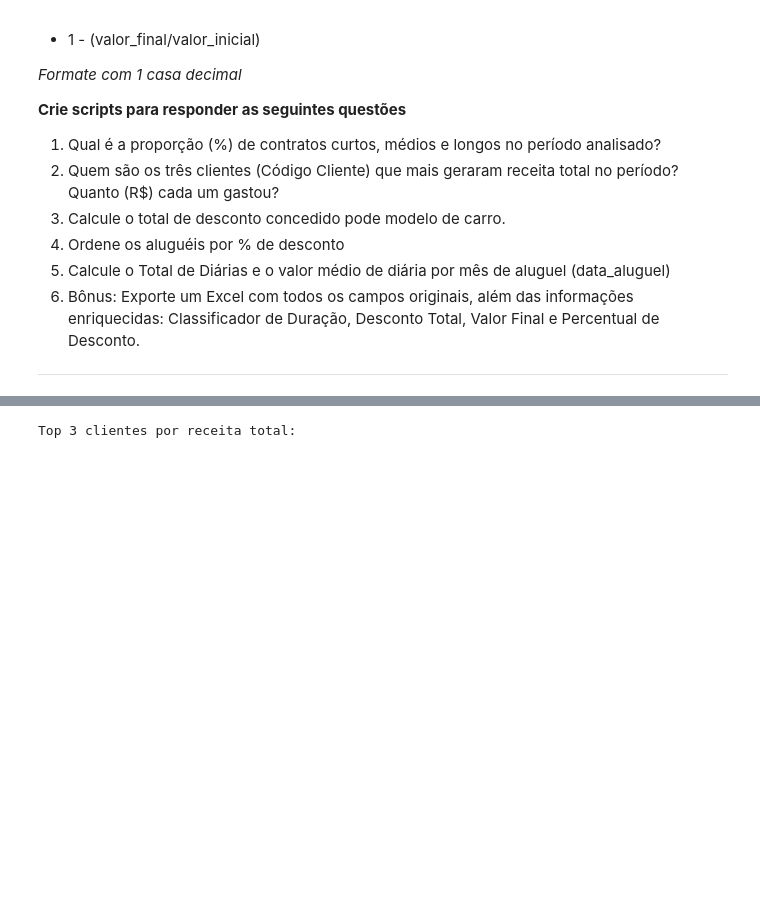
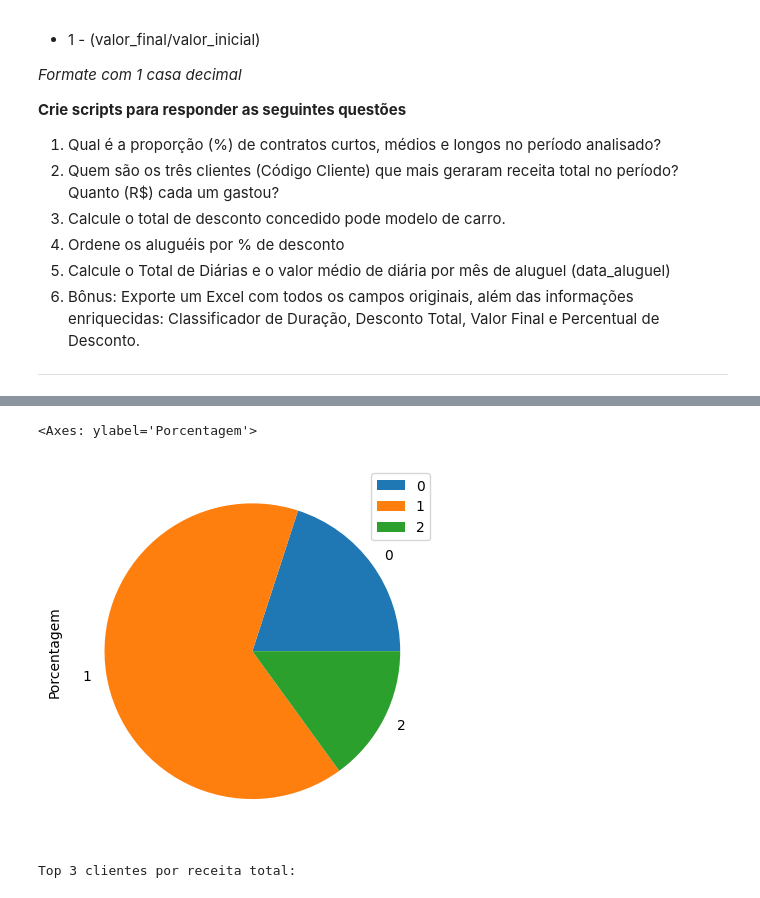
Before and after one commit to ResidenciaSerratecDados/AnaliseDadosPython, a Jupyter notebook: Tempo_Carros/Pandas_Series_Dataframes.ipynb, the cells around one changed output, grey strips where cells are left out. Cells and saved outputs as stored; diff of their text form; code cells hidden in the pictures; blank space fills up the shorter version.

```diff
--- a/Tempo_Carros/Pandas_Series_Dataframes.ipynb
+++ b/Tempo_Carros/Pandas_Series_Dataframes.ipynb
@@ -1091,3 +1112,13 @@ df_prazo_aluguel.head()
+# %%
+prazo_aluguel = {
+    'Duração': ['Curto', 'Médio', 'Longo'],
+    'Porcentagem': [(ct/total_dur*100), (md/total_dur*100), (lg/total_dur*100)]
+}
+df_prazo_aluguel = pd.DataFrame(prazo_aluguel)
+df_prazo_aluguel.plot(kind='pie',y='Porcentagem',xlabel='Duração')
+# %% [output]
+<Axes: ylabel='Porcentagem'>
+[figure, added]
 # %%
 # Questão 2 - Quem são os três clientes (Código Cliente) que mais geraram receita total no período? Quanto (R$) cada um gastou?
 
```
Also changed, not shown: parts of 8 cells of this notebook, 2 other files.
